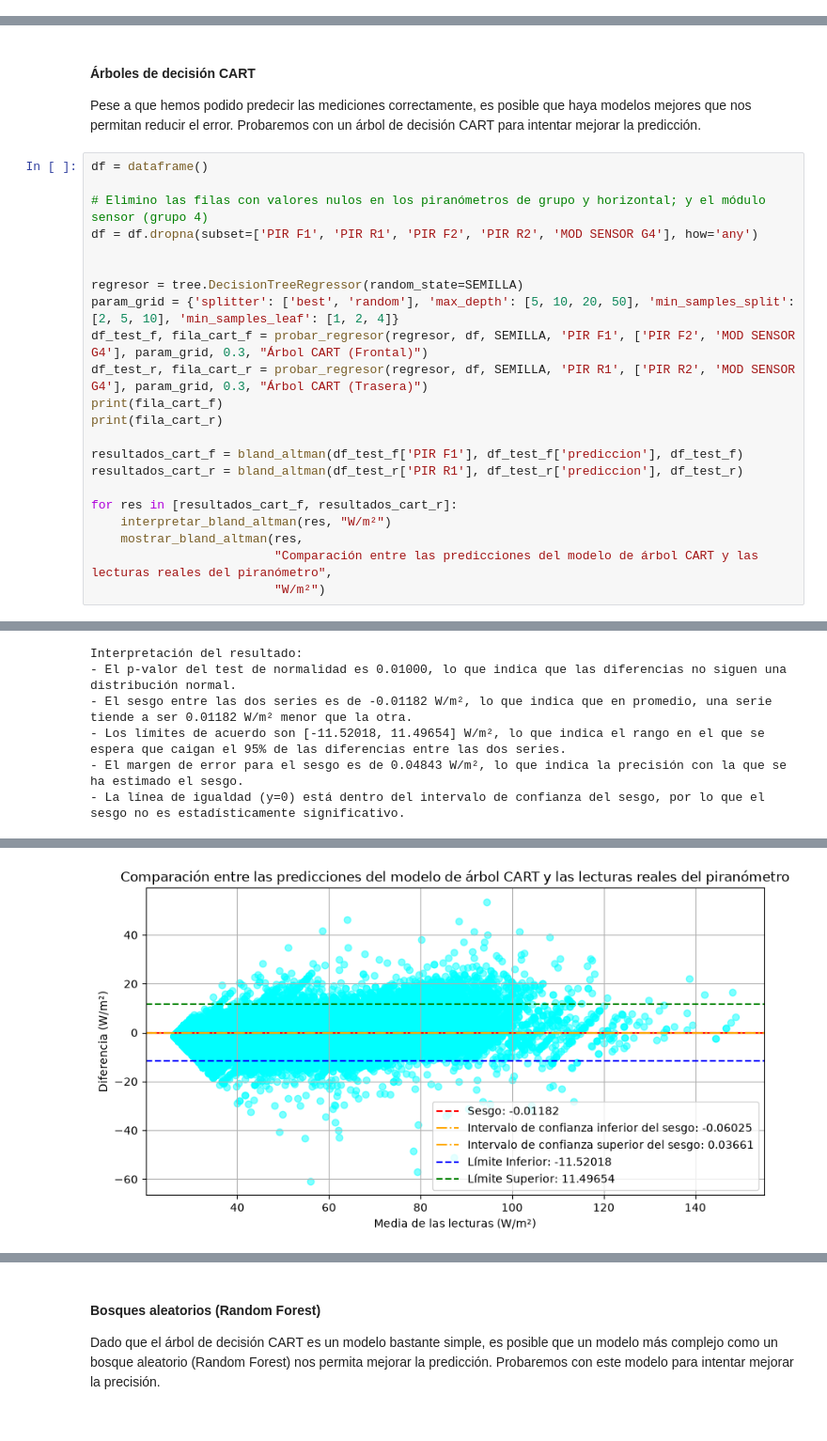
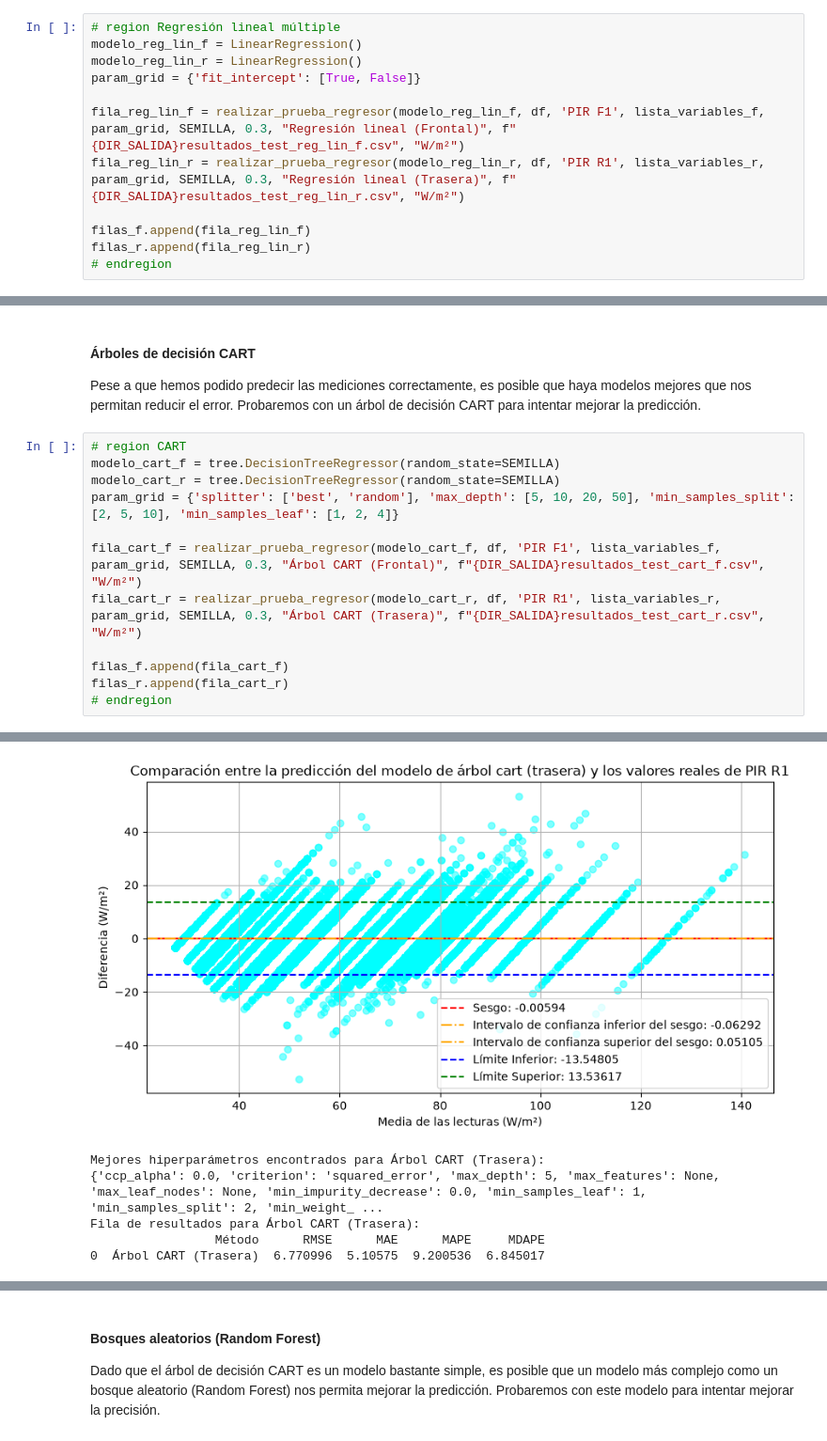
Before and after one commit to jcv00036/extracurriculares_simidat_scripts, a Jupyter notebook: cuadernos/estudio_variables.ipynb, the cells around one changed output, grey strips where cells are left out. Shown at 94% size. Drawn from its saved outputs; the diff is of its cells as text.

```diff
--- a/cuadernos/estudio_variables.ipynb
+++ b/cuadernos/estudio_variables.ipynb
@@ -345,0 +312,12 @@ Interpretación del resultado:
+# %%
+# region Regresión lineal múltiple
+modelo_reg_lin_f = LinearRegression()
+modelo_reg_lin_r = LinearRegression()
+param_grid = {'fit_intercept': [True, False]}
+
+fila_reg_lin_f = realizar_prueba_regresor(modelo_reg_lin_f, df, 'PIR F1', lista_variables_f, param_grid, SEMILLA, 0.3, "Regresión lineal (Frontal)", f"{DIR_SALIDA}resultados_test_reg_lin_f.csv", "W/m²")
+fila_reg_lin_r = realizar_prueba_regresor(modelo_reg_lin_r, df, 'PIR R1', lista_variables_r, param_grid, SEMILLA, 0.3, "Regresión lineal (Trasera)", f"{DIR_SALIDA}resultados_test_reg_lin_r.csv", "W/m²")
+
+filas_f.append(fila_reg_lin_f)
+filas_r.append(fila_reg_lin_r)
+# endregion
@@ -359,25 +370,15 @@ Regresión lineal (Trasera) & 7.955552 & 6.226204 & 11.575500 \\
 
 Pese a que hemos podido predecir las mediciones correctamente, es posible que haya modelos mejores que nos permitan reducir el error. Probaremos con un árbol de decisión CART para intentar mejorar la predicción.
 # %%
-df = dataframe()
+# region CART
+modelo_cart_f = tree.DecisionTreeRegressor(random_state=SEMILLA)
+modelo_cart_r = tree.DecisionTreeRegressor(random_state=SEMILLA)
+param_grid = {'splitter': ['best', 'random'], 'max_depth': [5, 10, 20, 50], 'min_samples_split': [2, 5, 10], 'min_samples_leaf': [1, 2, 4]}
 
-# Elimino las filas con valores nulos en los piranómetros de grupo y horizontal; y el módulo sensor (grupo 4)
-df = df.dropna(subset=['PIR F1', 'PIR R1', 'PIR F2', 'PIR R2', 'MOD SENSOR G4'], how='any')
+fila_cart_f = realizar_prueba_regresor(modelo_cart_f, df, 'PIR F1', lista_variables_f, param_grid, SEMILLA, 0.3, "Árbol CART (Frontal)", f"{DIR_SALIDA}resultados_test_cart_f.csv", "W/m²")
+fila_cart_r = realizar_prueba_regresor(modelo_cart_r, df, 'PIR R1', lista_variables_r, param_grid, SEMILLA, 0.3, "Árbol CART (Trasera)", f"{DIR_SALIDA}resultados_test_cart_r.csv", "W/m²")
 
-
-regresor = tree.DecisionTreeRegressor(random_state=SEMILLA)
-param_grid = {'splitter': ['best', 'random'], 'max_depth': [5, 10, 20, 50], 'min_samples_split': [2, 5, 10], 'min_samples_leaf': [1, 2, 4]}
-df_test_f, fila_cart_f = probar_regresor(regresor, df, SEMILLA, 'PIR F1', ['PIR F2', 'MOD SENSOR G4'], param_grid, 0.3, "Árbol CART (Frontal)")
-df_test_r, fila_cart_r = probar_regresor(regresor, df, SEMILLA, 'PIR R1', ['PIR R2', 'MOD SENSOR G4'], param_grid, 0.3, "Árbol CART (Trasera)")
-print(fila_cart_f)
-print(fila_cart_r)
-
-resultados_cart_f = bland_altman(df_test_f['PIR F1'], df_test_f['prediccion'], df_test_f)
-resultados_cart_r = bland_altman(df_test_r['PIR R1'], df_test_r['prediccion'], df_test_r)
-
-for res in [resultados_cart_f, resultados_cart_r]:
-    interpretar_bland_altman(res, "W/m²")
-    mostrar_bland_altman(res,
-                         "Comparación entre las predicciones del modelo de árbol CART y las lecturas reales del piranómetro",
-                         "W/m²")
+filas_f.append(fila_cart_f)
+filas_r.append(fila_cart_r)
+# endregion
 # %% [output]
@@ -401,6 +395,0 @@ Interpretación del resultado:
-Interpretación del resultado:
-- El p-valor del test de normalidad es 0.01000, lo que indica que las diferencias no siguen una distribución normal.
-- El sesgo entre las dos series es de -0.01182 W/m², lo que indica que en promedio, una serie tiende a ser 0.01182 W/m² menor que la otra.
-- Los límites de acuerdo son [-11.52018, 11.49654] W/m², lo que indica el rango en el que se espera que caigan el 95% de las diferencias entre las dos series.
-- El margen de error para el sesgo es de 0.04843 W/m², lo que indica la precisión con la que se ha estimado el sesgo.
-- La línea de igualdad (y=0) está dentro del intervalo de confianza del sesgo, por lo que el sesgo no es estadísticamente significativo.
@@ -407,4 +411,9 @@ Interpretación del resultado:
-[figure, old version]
+[figure, new version]
+Mejores hiperparámetros encontrados para Árbol CART (Trasera):
+{'ccp_alpha': 0.0, 'criterion': 'squared_error', 'max_depth': 5, 'max_features': None, 'max_leaf_nodes': None, 'min_impurity_decrease': 0.0, 'min_samples_leaf': 1, 'min_samples_split': 2, 'min_weight_ ...
+Fila de resultados para Árbol CART (Trasera):
+                 Método      RMSE      MAE      MAPE     MDAPE
+0  Árbol CART (Trasera)  6.770996  5.10575  9.200536  6.845017
 # %%
 print(tabla_diferencias([fila_cart_f, fila_cart_r]))
 # %% [output]
```
Also changed, not shown: parts of 17 cells of this notebook, 5 other files.
